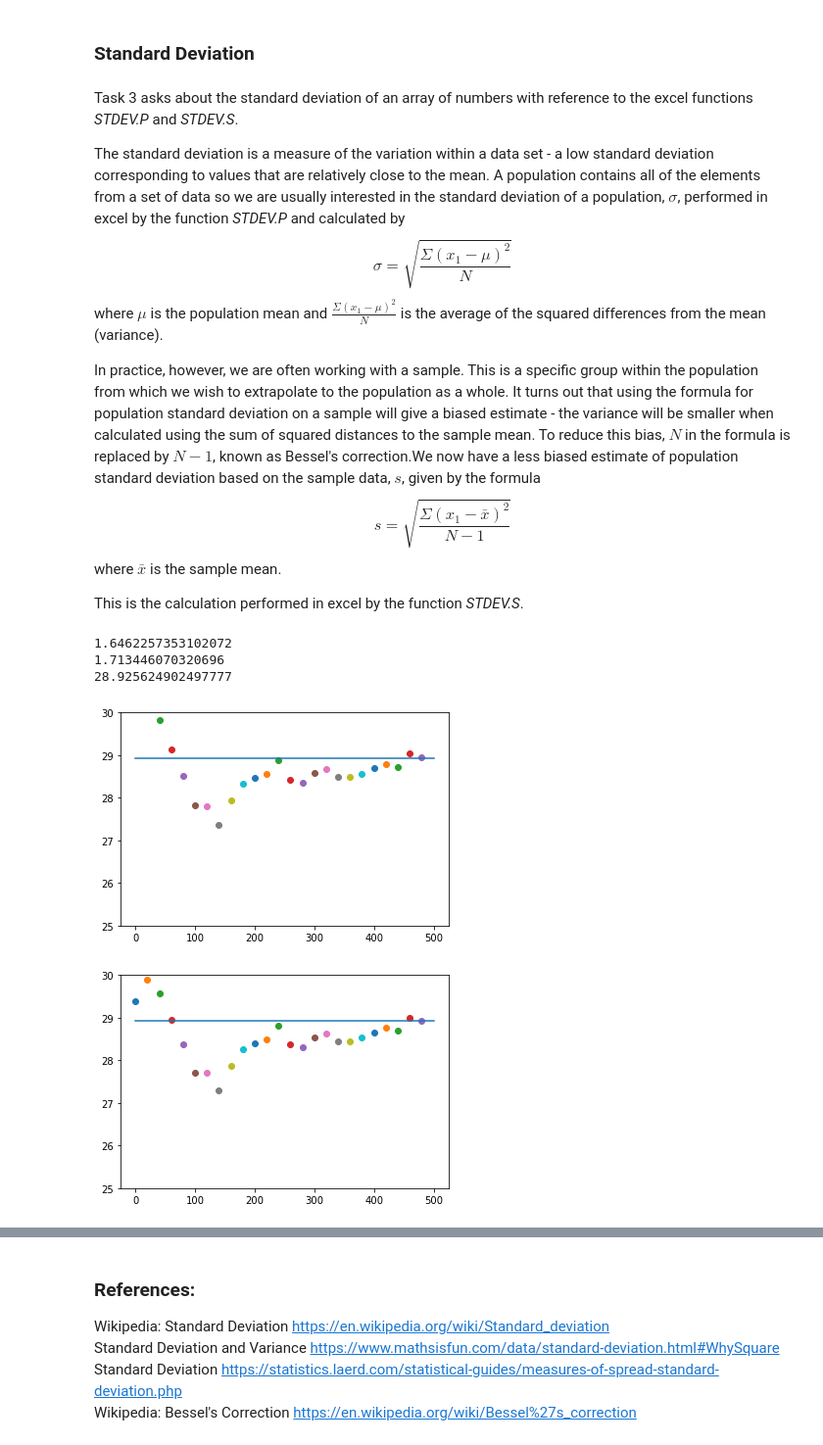
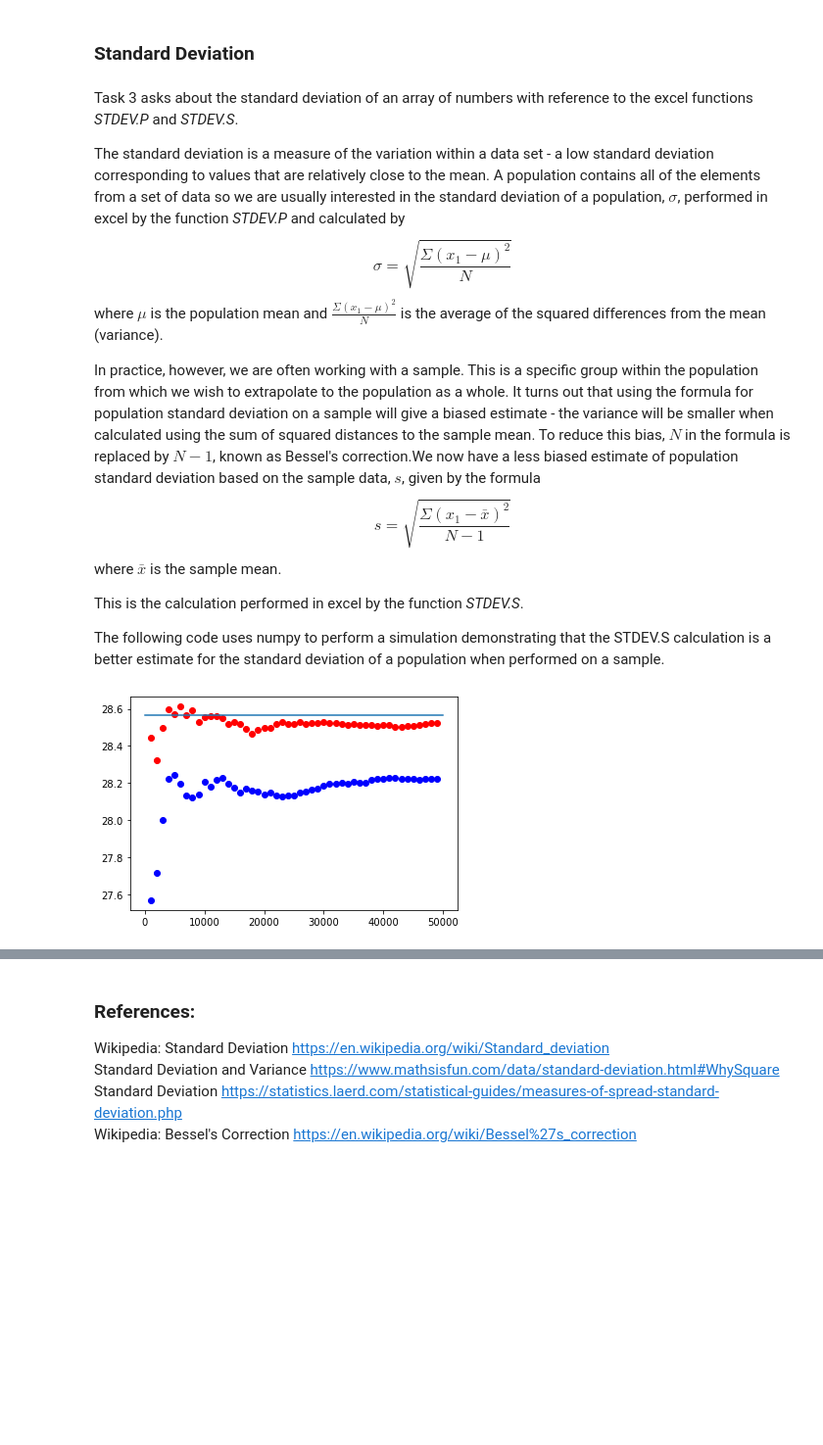
Before and after one commit to michealcannon/Tasks-2020, a Jupyter notebook: Tasks 2020.ipynb, the cells around one changed output, grey strips where cells are left out. Shown: that part at 98% size. Drawn from its saved outputs; the diff is of its cells as text; code cells hidden in the pictures; blank space fills up the shorter version.

Commit message:
adapted previous code to give clearer explanation of greater accuracy of st_dev_s function for task 3. included plots

```diff
--- a/Tasks 2020.ipynb
+++ b/Tasks 2020.ipynb
@@ -178,9 +178,10 @@ $$s = \sqrt{\frac{\Sigma(x_1 - \bar x)^2}{N-1}}$$
 where $\bar x$ is the sample mean.
 
 This is the calculation performed in excel by the function *STDEV.S*.
+
+The following code uses numpy to perform a simulation demonstrating that the STDEV.S calculation is a better estimate for the standard deviation of a population when performed on a sample.
 # %%
 import numpy as np
-my_arr = [2,6,5,7,8,4,5,6,8,5,4,7,5]
 import matplotlib.pyplot as plt
 
 
@@ -188,63 +189,49 @@ import matplotlib.pyplot as plt
 def st_dev_p(arr):
     mu = np.mean(arr)  # assign mean of array to variable mu
 
     d = 0              # loop that calculates d, the sum of the squared differences from the mean
     for n in arr:
         d = d + ((n - mu)**2)
 
     v = d/len(arr)    # divide d by length of array to find the variance, and assign to variable v
     sigma = np.sqrt(v) # find square root of variance which is the standard deviation of population
     return sigma
-print(st_dev_p(my_arr))
+
 
 # function that calculates estimate of population standard deviation based on sample data
 def st_dev_s(arr):
 
     x_bar = np.mean(arr)   # assign mean of array to variable mu
 
     d = 0       # loop that calculates d, the sum of the squared differences from the mean
     for n in arr:
         d = d + ((n - x_bar)**2)
 
     v = d/(len(arr) - 1)       # divide d by length of array - 1 to find the variance, and assign to variable v
     s = np.sqrt(v)      # find square root of variance which is estimate of standard deviation of population based on sample data
     return s
-print(st_dev_s(my_arr))
 
-arr = np.random.randint(0, 100, 500)
-# print(arr)
-print(st_dev_p(arr))
-x = [0,500]
+
+arr = np.random.randint(0, 100, 500)  # simulate a population of 500 numbers between 1 and 100 with a uniform distribution
+x = [0,50000]                       # plot the population standard deviation on a straight line
 y = [st_dev_p(arr),st_dev_p(arr)]
 plt.plot(x, y)
-sample = []
-for a in range(25):
-    for i in range(20):
-        sample.append(arr[(20*a) + i])
-    s = st_dev_s(sample)
-    # print(s)
-    plt.scatter((20*a), s)
 
 
+sample = []
+for x in range(1,50):
+    for i in range (10 * x):     # for n = 10, 20, 30 ......500
+        z = np.random.choice(arr, 50)     # sample 50 values from the population
+        sample.append(st_dev_s(z))        # find the estimated standard deviation of pop using st_dev_s
+    w = np.mean(sample)                   # find the mean of n such estimates and plot
+    plt.scatter ((1000*x), w, color = "red")
 
-
-plt.ylim(25, 30)
-plt.show()
-
-plt.plot(x, y)
-sample_b = []
-for a in range(25):
-    for i in range(20):
-        sample_b.append(arr[(20*a) + i])
-    s = st_dev_p(sample_b)
-    # print(s)
-    plt.scatter((20*a), s)
-
-plt.ylim(25, 30)
-plt.show()
+sample = []            # repeat above using st_dev_p
+for x in range(1,50):
+    for i in range (10 * x):
+        z = np.random.choice(arr, 50)
+        sample.append(st_dev_p(z))
+    w = np.mean(sample)
+    plt.scatter ((1000*x), w, color = "blue")
 # %% [output]
-1.6462257353102072
-1.713446070320696
-28.925624902497777
-[figure, old version]
+[figure, new version]
-[figure, removed]
```
Also changed, not shown: parts of 1 cell of this notebook.
